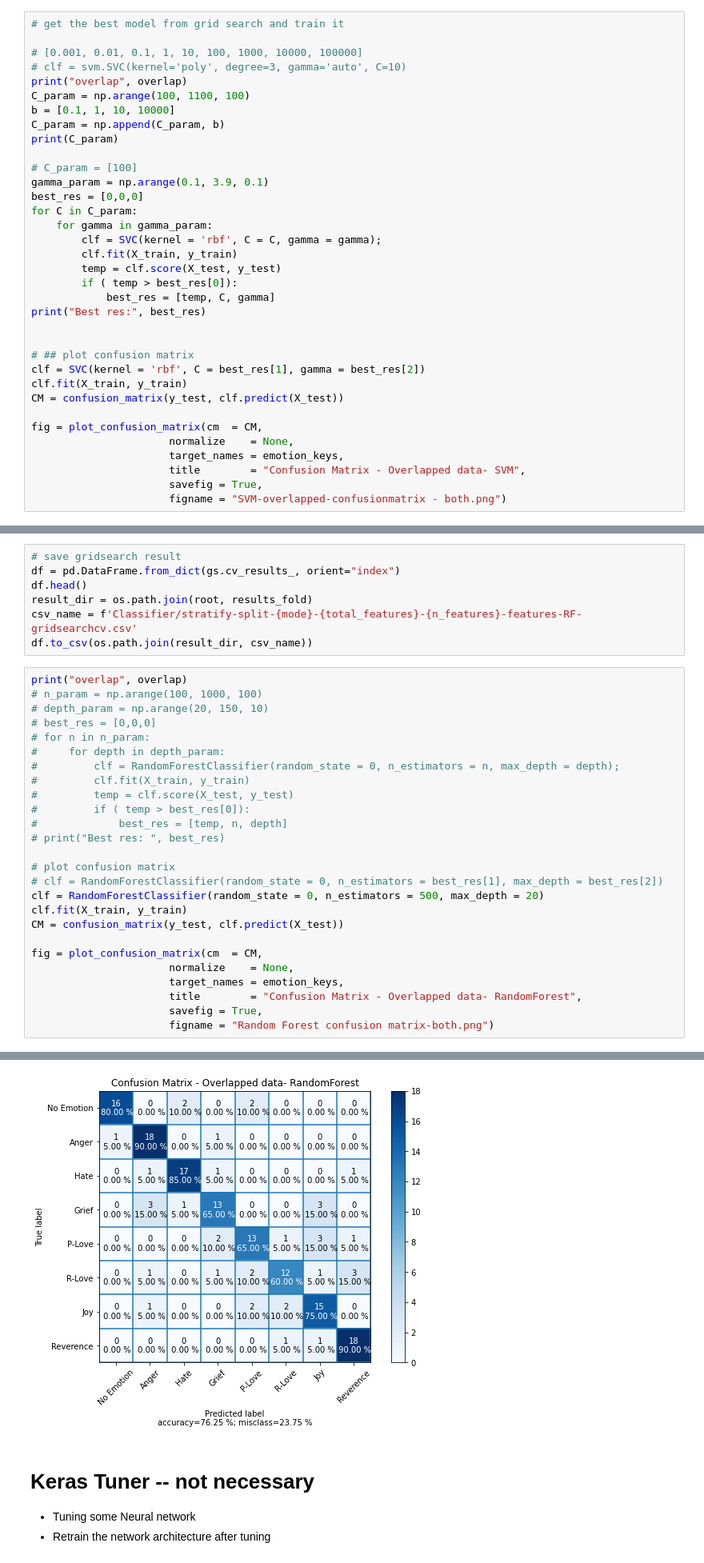
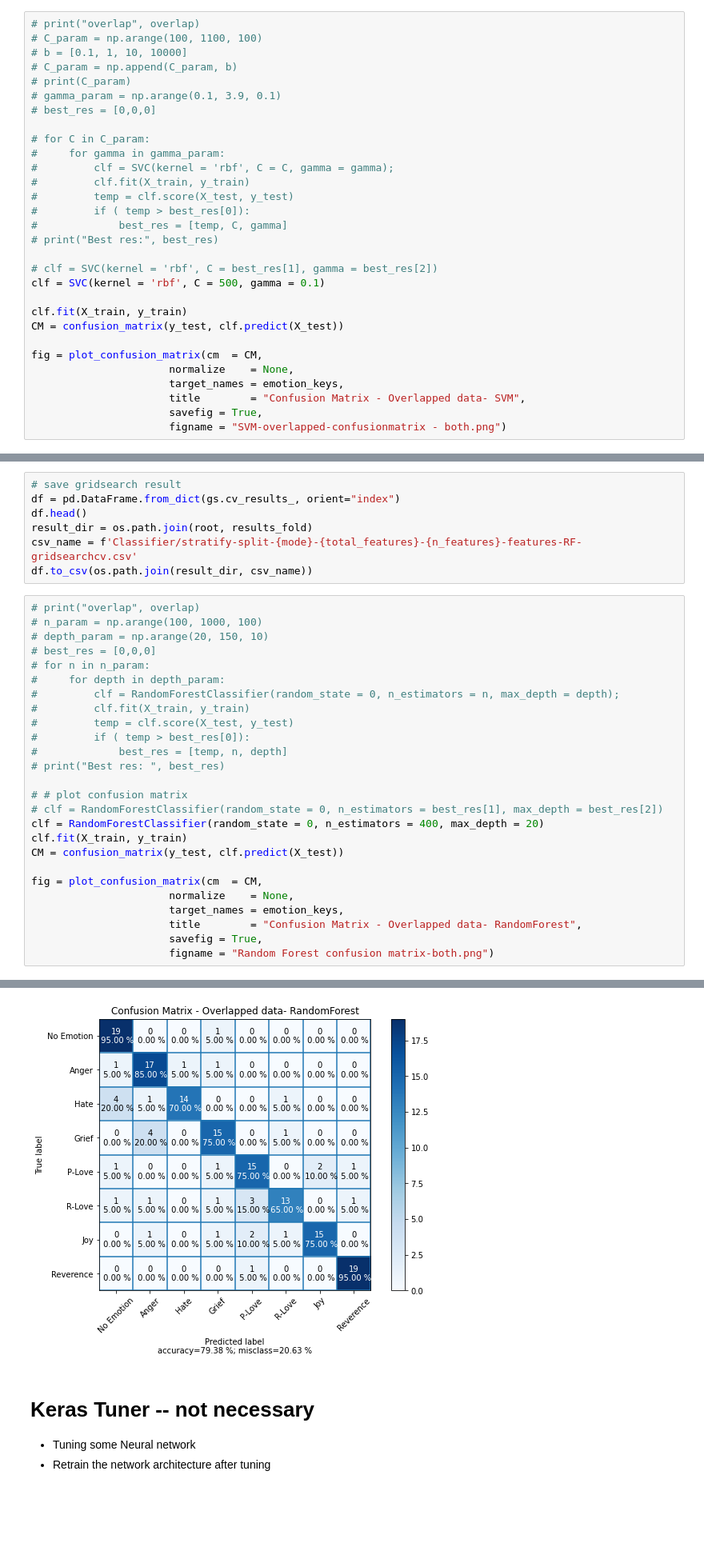
Before and after one commit to nguyennam2910/TriMun, a Jupyter notebook: src/Overlapped_segmenting_method.ipynb, the cells around one changed output, grey strips where cells are left out. Shown at 80% size. Cells and saved outputs as stored; diff of their text form; blank space fills up the shorter version.

```diff
--- a/src/Overlapped_segmenting_method.ipynb
+++ b/src/Overlapped_segmenting_method.ipynb
@@ -551,31 +552,26 @@ df.to_csv(os.path.join(result_dir, csv_name))
 # %% [output]
 SFAs mode:  Forward
 # %%
-# get the best model from grid search and train it
+# print("overlap", overlap)
+# C_param = np.arange(100, 1100, 100)
+# b = [0.1, 1, 10, 10000]
+# C_param = np.append(C_param, b)
+# print(C_param)
+# gamma_param = np.arange(0.1, 3.9, 0.1)
+# best_res = [0,0,0]
 
-# [0.001, 0.01, 0.1, 1, 10, 100, 1000, 10000, 100000]
-# clf = svm.SVC(kernel='poly', degree=3, gamma='auto', C=10)
-print("overlap", overlap)
-C_param = np.arange(100, 1100, 100)
-b = [0.1, 1, 10, 10000]
-C_param = np.append(C_param, b)
-print(C_param)
+# for C in C_param:
+#     for gamma in gamma_param:
+#         clf = SVC(kernel = 'rbf', C = C, gamma = gamma);
+#         clf.fit(X_train, y_train)
+#         temp = clf.score(X_test, y_test)
+#         if ( temp > best_res[0]):
+#             best_res = [temp, C, gamma]
+# print("Best res:", best_res)
 
-# C_param = [100]
-gamma_param = np.arange(0.1, 3.9, 0.1)
-best_res = [0,0,0]
-for C in C_param:
-    for gamma in gamma_param:
-        clf = SVC(kernel = 'rbf', C = C, gamma = gamma);
-        clf.fit(X_train, y_train)
-        temp = clf.score(X_test, y_test)
-        if ( temp > best_res[0]):
-            best_res = [temp, C, gamma]
-print("Best res:", best_res)
+# clf = SVC(kernel = 'rbf', C = best_res[1], gamma = best_res[2])
+clf = SVC(kernel = 'rbf', C = 500, gamma = 0.1)
 
-
-# ## plot confusion matrix
-clf = SVC(kernel = 'rbf', C = best_res[1], gamma = best_res[2])
 clf.fit(X_train, y_train)
 CM = confusion_matrix(y_test, clf.predict(X_test))
 
@@ -709,7 +701,7 @@ result_dir = os.path.join(root, results_fold)
 csv_name = f'Classifier/stratify-split-{mode}-{total_features}-{n_features}-features-RF-gridsearchcv.csv'
 df.to_csv(os.path.join(result_dir, csv_name))
 # %%
-print("overlap", overlap)
+# print("overlap", overlap)
 # n_param = np.arange(100, 1000, 100)
 # depth_param = np.arange(20, 150, 10)
 # best_res = [0,0,0]
@@ -722,9 +714,9 @@ print("overlap", overlap)
 #             best_res = [temp, n, depth]
 # print("Best res: ", best_res)
 
-# plot confusion matrix
+# # plot confusion matrix
 # clf = RandomForestClassifier(random_state = 0, n_estimators = best_res[1], max_depth = best_res[2])
-clf = RandomForestClassifier(random_state = 0, n_estimators = 500, max_depth = 20)
+clf = RandomForestClassifier(random_state = 0, n_estimators = 400, max_depth = 20)
 clf.fit(X_train, y_train)
 CM = confusion_matrix(y_test, clf.predict(X_test))
 
@@ -739,5 +730,5 @@ overlap 2
 saved image to drive
-[figure, old version]
+[figure, new version]
 # %% [markdown]
 # Keras Tuner -- not necessary
 - Tuning some Neural network
```
Also changed, not shown: parts of 7 cells of this notebook, 13 other files.
